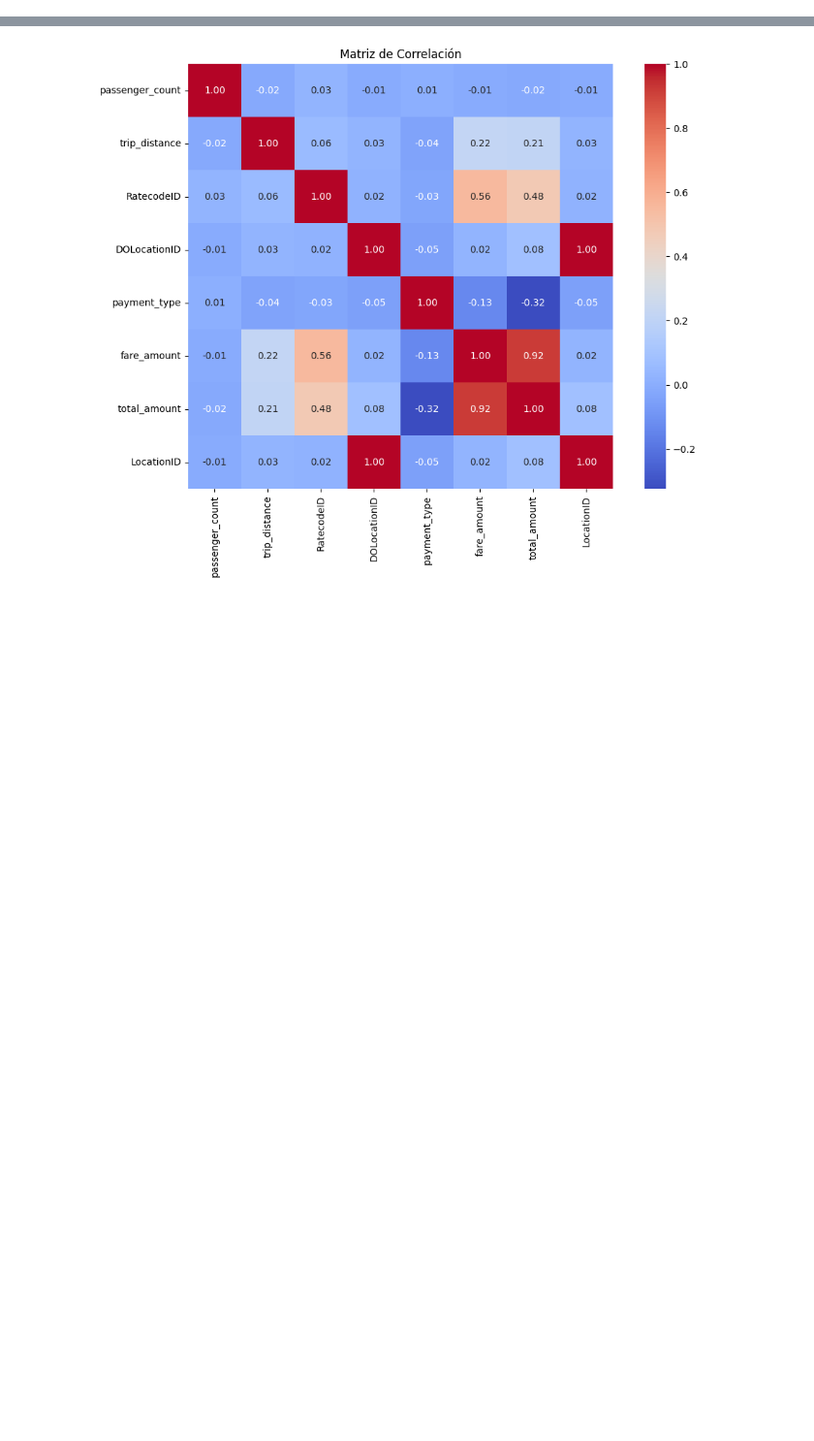
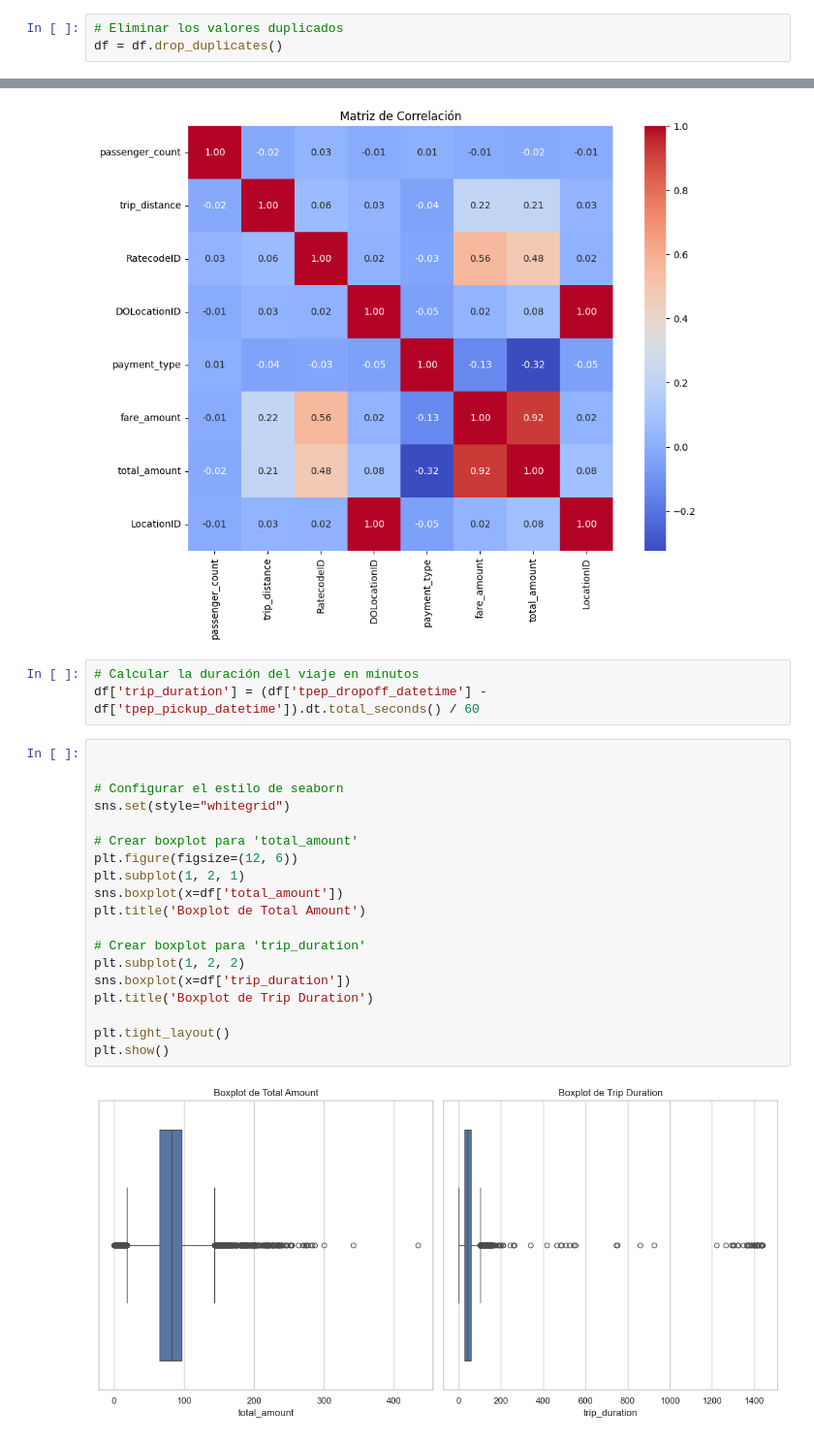
Before and after one commit to JDHernandezCamacho/BlueTrips, a Jupyter notebook: EDAs/Analysis_ML 2.ipynb, the cells around one changed output, grey strips where cells are left out. Shown at 97% size. Drawn from its saved outputs; the diff is of its cells as text; blank space fills up the shorter version.

```diff
--- a/EDAs/Analysis_ML 2.ipynb
+++ b/EDAs/Analysis_ML 2.ipynb
@@ -70,3 +90,6 @@ print(df.duplicated().sum())
+# %%
+# Eliminar los valores duplicados
+df = df.drop_duplicates()
 # %%
 # Convertir los datos de tiempo a su formato correcto
 df['tpep_pickup_datetime'] = pd.to_datetime(df['tpep_pickup_datetime'])
@@ -95,3 +118,27 @@ plt.title('Matriz de Correlación')
 plt.show()
 # %% [output]
 [figure]
+# %%
+# Calcular la duración del viaje en minutos
+df['trip_duration'] = (df['tpep_dropoff_datetime'] - df['tpep_pickup_datetime']).dt.total_seconds() / 60
+# %%
+
+
+# Configurar el estilo de seaborn
+sns.set(style="whitegrid")
+
+# Crear boxplot para 'total_amount'
+plt.figure(figsize=(12, 6))
+plt.subplot(1, 2, 1)
+sns.boxplot(x=df['total_amount'])
+plt.title('Boxplot de Total Amount')
+
+# Crear boxplot para 'trip_duration'
+plt.subplot(1, 2, 2)
+sns.boxplot(x=df['trip_duration'])
+plt.title('Boxplot de Trip Duration')
+
+plt.tight_layout()
+plt.show()
+# %% [output]
+[figure, added]
```
Also changed, not shown: parts of 10 cells of this notebook, 5 other files.
